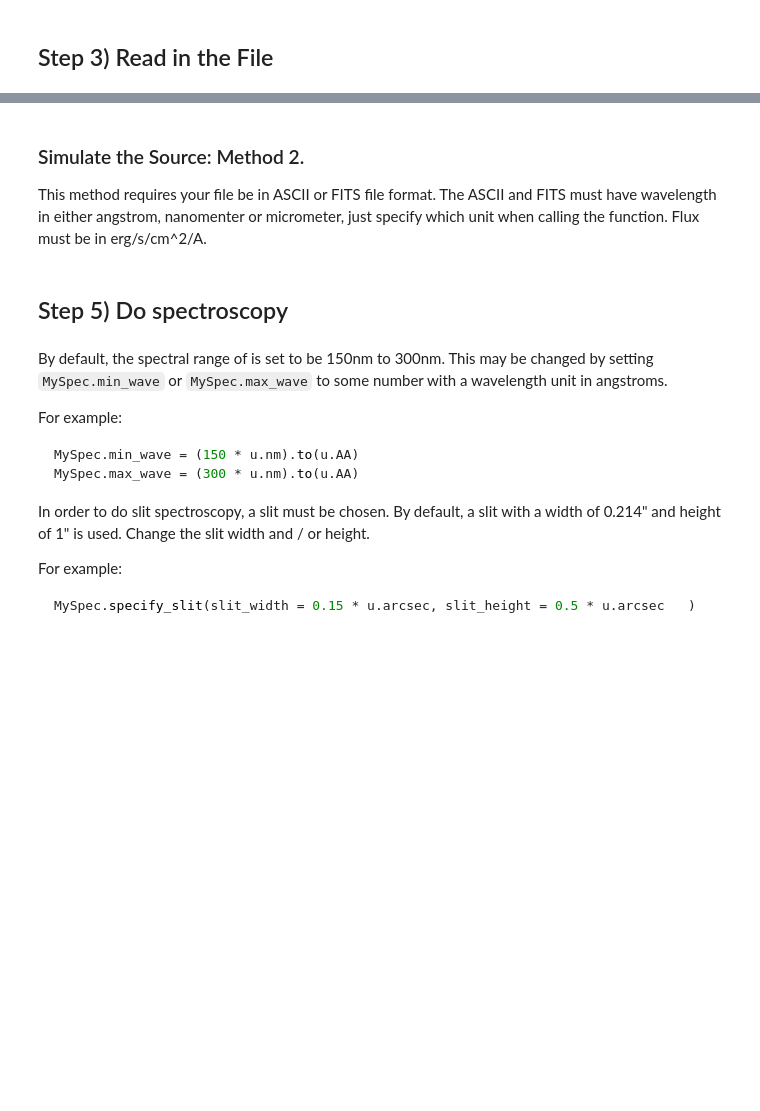
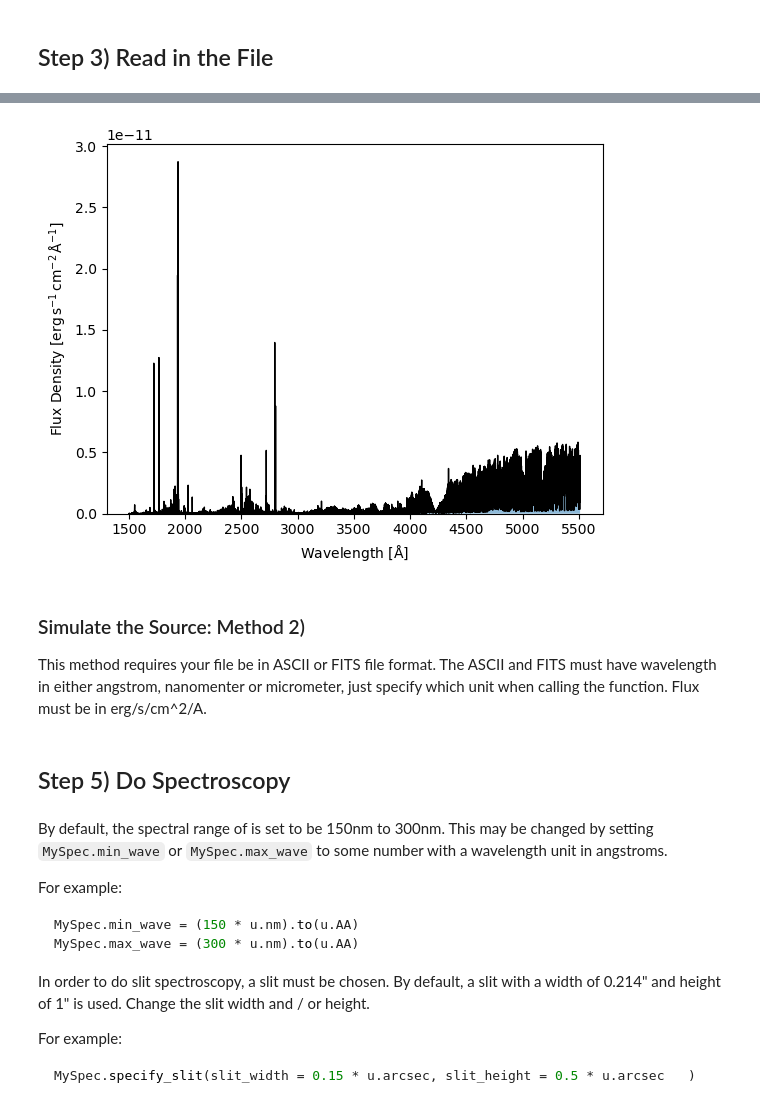
Before and after one commit to CASTOR-telescope/ETC_notebooks, a Jupyter notebook: using_uvmos_with_own_data.ipynb, the cells around one changed output, grey strips where cells are left out. Cells and saved outputs as stored; diff of their text form; code cells hidden in the pictures; blank space fills up the shorter version.

```diff
--- a/using_uvmos_with_own_data.ipynb
+++ b/using_uvmos_with_own_data.ipynb
@@ -67,28 +195,5 @@ This is where I will read in the data. Before reading in the data make sure your
 # %%
-#Read csv file into df, my data is spectra from M stars with differnt flare intensities.
-df = pd.read_csv("650Myr_0.35M_Median.csv")
-
-
-###########################################################
-#You may skip this section as my data had duplicate wavelengths which needed to be removed.
-
-# Drop duplicates in 'Column1', keeping the first occurrence, this will also drop the attahced flux as well
-# df_no_duplicates = df.drop_duplicates(subset=['Wavelength (Ang)'], keep='first')
-# Turns the two column df into two 1D arrays
-# wavelength = df_no_duplicates['Wavelength (Ang)'].to_numpy()
-# flux = df_no_duplicates['Flux Density (erg/cm2/s/Ang)'].to_numpy()
-
-###########################################################
-
-
-#For the df function to work the titles of your colums must match 'Wavelength (Ang)' and 'Flux Density (erg/cm2/s/Ang)'
-#If this is not the case change the titles below to reflect your file.
-wavelength = df['Wavelength (Ang)'].to_numpy()
-flux = df['Flux Density (erg/cm2/s/Ang)'].to_numpy()
-
-
-
-#This function is found in the Githhub under ETC=> castor_etc=> spectrum.py
+#This function is found in the Castor Github under ETC=> castor_etc=> spectrum.py
 def set_spectrum(self, wavelengths, spectrum, unit, overwrite=False, quiet=False):
         """
         Set the spectrum of the source based on the input arrays. To use a spectrum from a
@@ -152,36 +257,37 @@ def set_spectrum(self, wavelengths, spectrum, unit, overwrite=False, quiet=False
             if np.any(spectrum) <= 0:
                 raise ValueError(
                     "All `spectrum` values must be > 0 if `unit` is 'flam' or 'fnu'"
                 )
         #
         # Convert spectrum to units of flam (erg/s/cm^2/A)
         #
         if unit == "fnu":
             spectrum = fnu_to_flam(
                 fnu=spectrum, wavelength=wavelengths, fnu_err=0.0, wavelength_err=0.0
             )[0]
         elif unit == "ABmag":
             # Convert to fnu
             spectrum = mag_to_flux(mag=spectrum, mag_err=0.0, zpt=-48.60)[0]
             # Convert fnu to flam
             spectrum = fnu_to_flam(
                 fnu=spectrum, wavelength=wavelengths, fnu_err=0.0, wavelength_err=0.0
             )[0]
         elif unit == "STmag":
             # Convert directly to flam
             spectrum = mag_to_flux(mag=spectrum, mag_err=0.0, zpt=-21.10)[0]
         self.wavelengths = wavelengths
         self.spectrum = spectrum
 
 
 MySource = PointSource()
 #My data had wavelength values from 0 Ang up to 55000 Ang. CASTORs bandwidth is from 1500 Ang to 5500 Ang.
-#To reflect this I sliced the index, these values may be different for you.
+#To reflect this, I sliced the index, these values may be different for you and your file.
 MySource.set_spectrum(wavelengths = wavelength[94866:595683], spectrum = flux[94866:595683], unit = "flam")
-
 MySource.norm_to_AB_mag(10)
 MySource.show_spectrum()
+# %% [output]
+[figure, added]
 # %% [markdown]
-### Simulate the Source: Method 2.
+### Simulate the Source: Method 2)
 This method requires your file be in ASCII or FITS file format. The ASCII and FITS must have wavelength in either angstrom, nanomenter or micrometer, just specify which unit when calling the function. Flux must be in erg/s/cm^2/A.
 # %%
@@ -274,7 +380,7 @@ file_path = "your_file_name.txt"
 # MySource.norm_to_AB_mag(10)
 # MySource.show_spectrum()
 # %% [markdown]
-## Step 5) Do spectroscopy
+## Step 5) Do Spectroscopy
 # %%
 #Create Spectroscopy object
 MySpec = UVMOS_Spectroscopy(MyTelescope, MySource, MyBackground)
```
Also changed, not shown: parts of 22 cells of this notebook.
